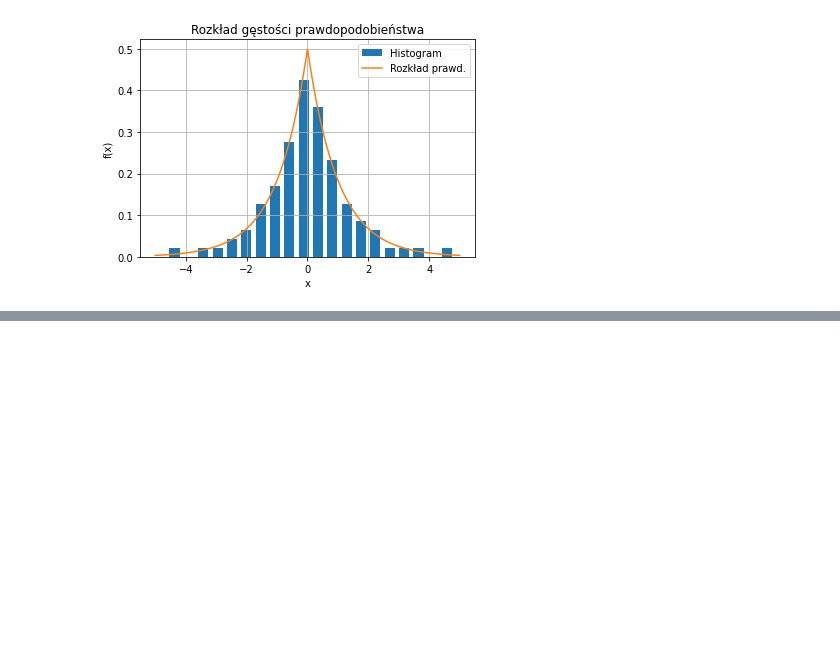
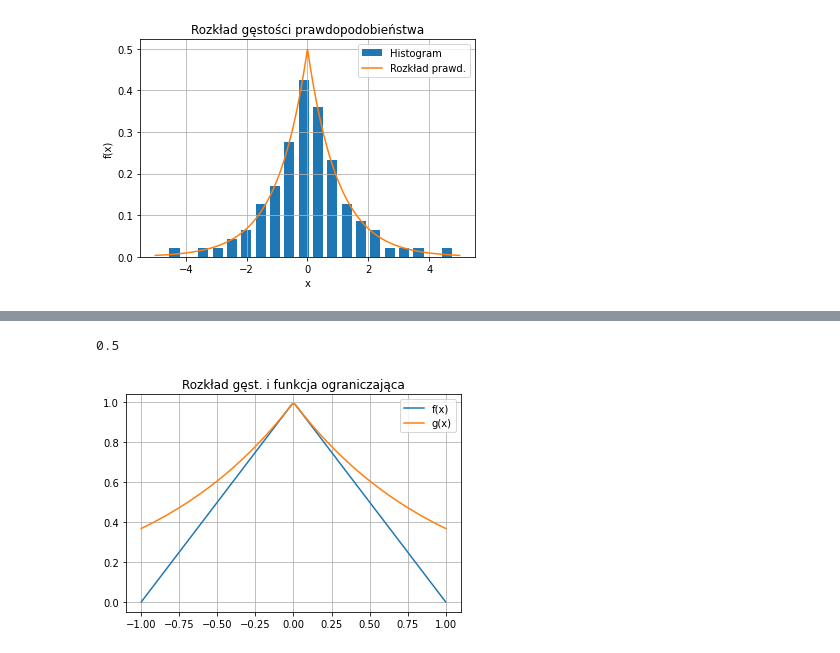
Before and after one commit to John15321/iims, a Jupyter notebook: lab0.ipynb, the cells around one changed output, grey strips where cells are left out. Drawn from its saved outputs; the diff is of its cells as text; code cells hidden in the pictures; blank space fills up the shorter version.

```diff
--- a/lab0.ipynb
+++ b/lab0.ipynb
@@ -470,0 +504,19 @@ plt.show()
+# %%
+0.5*np.exp(0) # tak wiec C = 2
+# %% [output]
+0.5
+# %%
+n = 200
+C = 2 # skalujemy
+x = np.linspace(-1, 1, 100)
+f = lambda x: (x + 1) * (-1 < x) * (x < 0) + (-x + 1) * (0 <= x) * (x < 1) + 0
+g = lambda x: C * 0.5 * np.exp(-np.abs(x))
+# %%
+plt.title("Rozkład gęst. i funkcja ograniczająca")
+plt.plot(x, f(x), label="f(x)")
+plt.plot(x, g(x), label="g(x)")
+plt.grid(True)
+plt.legend()
+plt.show()
+# %% [output]
+[figure, added]
```
Also changed, not shown: parts of 20 cells of this notebook, 21 other files.
